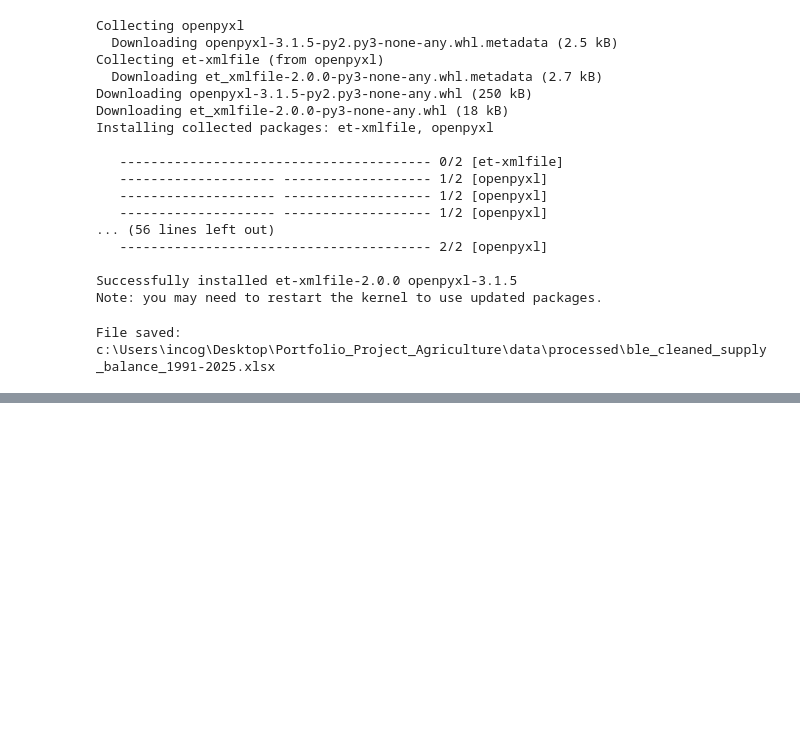
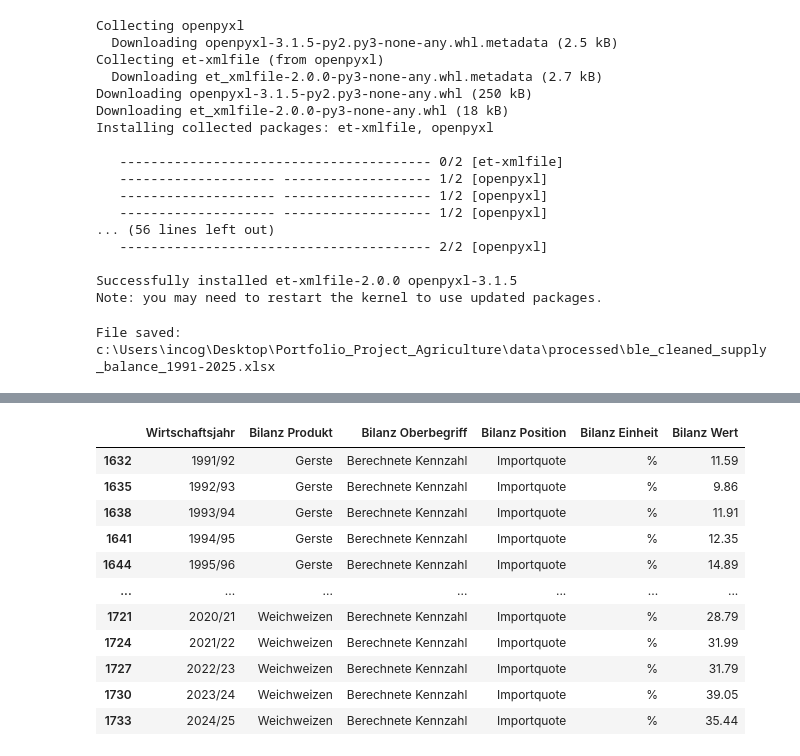
Before and after one commit to verveat/Agriculture_Crisis_Resilience, a Jupyter notebook: notebooks/01_ble_supply_balance_all_products.ipynb, the cells around one changed output, grey strips where cells are left out. Saved outputs shown, nothing was run; the diff lists cells and outputs as text; code cells hidden in the pictures; blank space fills up the shorter version.

Commit message:
Add net trade balance calculation and validation

```diff
--- a/notebooks/01_ble_supply_balance_all_products.ipynb
+++ b/notebooks/01_ble_supply_balance_all_products.ipynb
@@ -543,0 +609,98 @@ File saved: c:\Users\incog\Desktop\Portfolio_Project_Agriculture\data\processed\
+# %%
+
+import pandas as pd
+import numpy as np
+
+# 1. Define the required balance positions
+required_positions = [
+    "Einfuhr",
+    "Ausfuhr",
+    "Inlandsverwendung insgesamt",
+    "Gesamterzeugung",
+]
+
+# 2. Select the required rows
+selected = df[
+    df["Bilanz Position"].isin(required_positions)
+].copy()
+
+# 3. Reshape the data by year and product
+quota_data = selected.pivot_table(
+    index=["Wirtschaftsjahr", "Bilanz Produkt"],
+    columns="Bilanz Position",
+    values="Bilanz Wert",
+    aggfunc="first"
+)
+
+# 4. Calculate the ratios
+quota_data["Importquote"] = (
+    quota_data["Einfuhr"]
+    / quota_data["Inlandsverwendung insgesamt"]
+    * 100
+)
+
+quota_data["Exportquote"] = (
+    quota_data["Ausfuhr"]
+    / quota_data["Gesamterzeugung"]
+    * 100
+)
+
+# 5. Exclude undefined or infinite results
+quota_data[["Importquote", "Exportquote"]] = (
+    quota_data[["Importquote", "Exportquote"]]
+    .replace([np.inf, -np.inf], np.nan)
+)
+
+# 6. Convert the ratios into additional balance rows
+new_rows = []
+
+for (year, product), row in quota_data.iterrows():
+    for position in ["Importquote", "Exportquote"]:
+        value = row[position]
+
+        if pd.notna(value):
+            new_rows.append({
+                "Wirtschaftsjahr": year,
+                "Bilanz Produkt": product,
+                "Bilanz Oberbegriff": "Berechnete Kennzahl",
+                "Bilanz Position": position,
+                "Bilanz Einheit": "%",
+                "Bilanz Wert": value
+            })
+
+# 7. Append the new rows without modifying the original df
+df_with_quotas = pd.concat(
+    [df, pd.DataFrame(new_rows, columns=df.columns)],
+    ignore_index=True
+)
+
+# 8. Display the calculated ratios
+quota_results = df_with_quotas[
+    df_with_quotas["Bilanz Position"].isin(
+        ["Importquote", "Exportquote"]
+    )
+].copy()
+
+display(
+    quota_results.sort_values(
+        ["Bilanz Produkt", "Wirtschaftsjahr", "Bilanz Position"]
+    ).round({"Bilanz Wert": 2})
+)
+
+# 9. Verify the result
+print(f"Original rows: {len(df)}")
+print(f"Added quota rows: {len(new_rows)}")
+print(f"Extended dataset rows: {len(df_with_quotas)}")
+# %% [output]
+|  | Wirtschaftsjahr | Bilanz Produkt | Bilanz Oberbegriff | Bilanz Position | Bilanz Einheit | Bilanz Wert |
+| 1632 | 1991/92 | Gerste | Berechnete Kennzahl | Importquote | % | 11.59 |
+| 1635 | 1992/93 | Gerste | Berechnete Kennzahl | Importquote | % | 9.86 |
+| 1638 | 1993/94 | Gerste | Berechnete Kennzahl | Importquote | % | 11.91 |
+| 1641 | 1994/95 | Gerste | Berechnete Kennzahl | Importquote | % | 12.35 |
+| 1644 | 1995/96 | Gerste | Berechnete Kennzahl | Importquote | % | 14.89 |
+| ... | ... | ... | ... | ... | ... | ... |
+| 1721 | 2020/21 | Weichweizen | Berechnete Kennzahl | Importquote | % | 28.79 |
+| 1724 | 2021/22 | Weichweizen | Berechnete Kennzahl | Importquote | % | 31.99 |
+| 1727 | 2022/23 | Weichweizen | Berechnete Kennzahl | Importquote | % | 31.79 |
+| 1730 | 2023/24 | Weichweizen | Berechnete Kennzahl | Importquote | % | 39.05 |
+| 1733 | 2024/25 | Weichweizen | Berechnete Kennzahl | Importquote | % | 35.44 |
```
Also changed, not shown: parts of 27 cells of this notebook.
